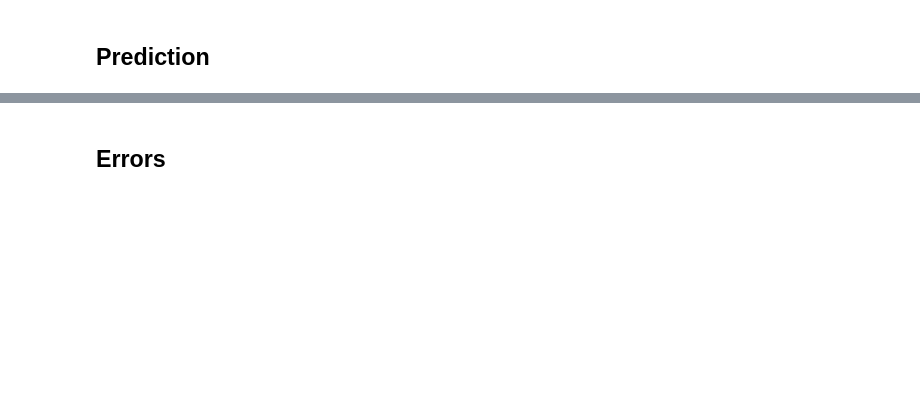
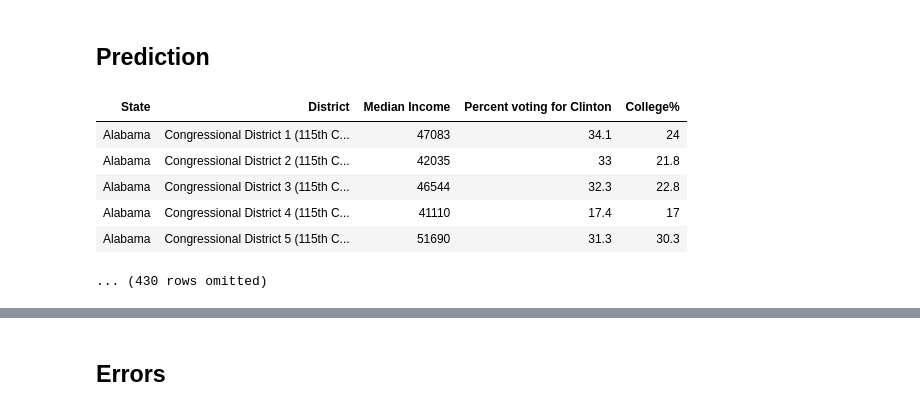
Before and after one commit to awar2170/STOR_120, a Jupyter notebook: Unit8_Predictions/Lecture Notes/STOR 120 - Lecture 33.ipynb, the cells around one changed output, grey strips where cells are left out. Drawn from its saved outputs; the diff is of its cells as text; code cells hidden in the pictures; blank space fills up the shorter version.

```diff
--- a/Unit8_Predictions/Lecture Notes/STOR 120 - Lecture 33.ipynb
+++ b/Unit8_Predictions/Lecture Notes/STOR 120 - Lecture 33.ipynb
@@ -67,8 +85,16 @@ another_example.scatter('x', 'y', fit_line=True)
 # %% [markdown]
 ## Prediction
 # %%
-demographics = Table.read_table('district_demographics2016.csv')
+demographics = Table.read_table('../Datasets/district_demographics2016.csv')
 demographics.show(5)
+# %% [output]
+| State | District | Median Income | Percent voting for Clinton | College% |
+| Alabama | Congressional District 1 (115th C... | 47083 | 34.1 | 24 |
+| Alabama | Congressional District 2 (115th C... | 42035 | 33 | 21.8 |
+| Alabama | Congressional District 3 (115th C... | 46544 | 32.3 | 22.8 |
+| Alabama | Congressional District 4 (115th C... | 41110 | 17.4 | 17 |
+| Alabama | Congressional District 5 (115th C... | 51690 | 31.3 | 30.3 |
+... (430 rows omitted)
 # %%
 demographics = demographics.drop(
     'State', 'District', 'Percent voting for Clinton')
```
Also changed, not shown: parts of 22 cells of this notebook, 11 other files.
